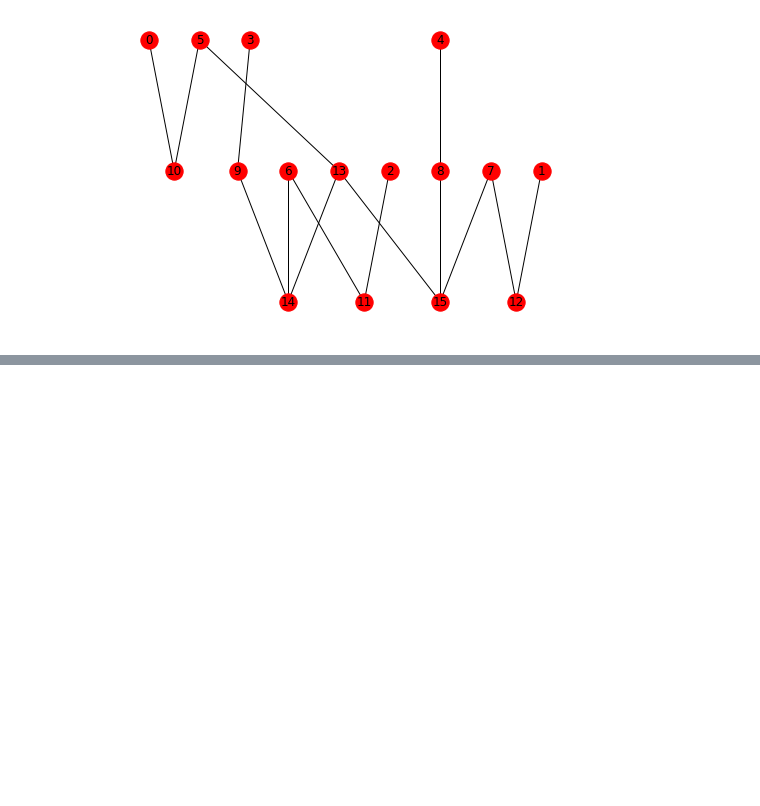
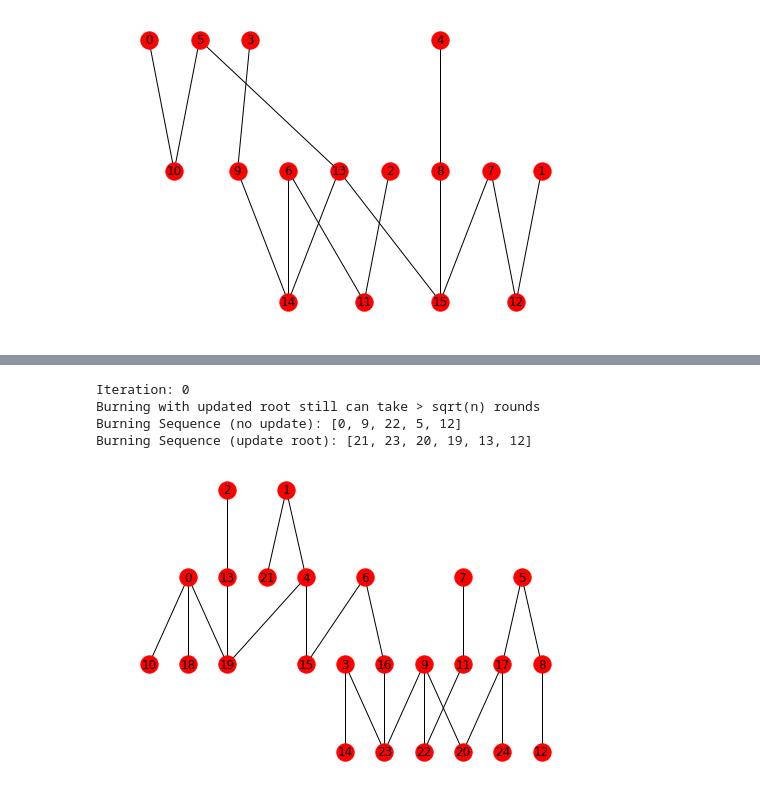
Before and after one commit to zhangyt3/graph-burning, a Jupyter notebook: burning_trees.ipynb, the cells around one changed output, grey strips where cells are left out. Saved outputs shown, nothing was run; the diff lists cells and outputs as text; code cells hidden in the pictures; blank space fills up the shorter version.

```diff
--- a/burning_trees.ipynb
+++ b/burning_trees.ipynb
@@ -117,0 +115,22 @@ W
+# %%
+# Try burning all the trees in the ./trees directory
+DIR_NAME = "./trees"
+directory = os.fsencode(DIR_NAME)
+
+for file in os.listdir(directory):
+    filename = os.fsdecode(file)
+    if filename.endswith(".mat"):
+        #print(filename)
+        filepath = os.path.join(DIR_NAME, filename)
+        with open(filepath, 'r') as file:
+            adj_mat = create_adj_mat(filepath)
+            tree = nx.convert_matrix.from_numpy_matrix(adj_mat)
+            #pos = nx.nx_pydot.pydot_layout(tree, prog='dot')
+            #nx.draw(tree, pos=pos, with_labels=True)
+
+            burning_sequence = burn_tree_using_centers(tree, update_root=True)
+            print('b(G)<={0:2d} | n={1:2d} | ceil(sqrt(n))={2:2d} | {3:15} | {4:20}'.format(len(burning_sequence),
+                                                                     tree.order(),
+                                                                     math.ceil(math.sqrt(tree.order())),
+                                                                     filename,
+                                                                     str(burning_sequence)))
@@ -117,0 +196,28 @@ W
+# %%
+# Try to find a tree where updating the root produces a sequence that takes
+# more than sqrt(n) rounds to burn
+i = 0
+while True:
+    if i % 1000 == 0:
+        print("Iteration:", i)
+    n = randint(1, 125)
+    rand_tree = nx.generators.trees.random_tree(n, seed=randint(0, 213218321321))
+    burning_sequence = burn_tree(rand_tree)
+    burning_sequence_update = burn_tree_using_centers(rand_tree, update_root=True)
+
+    upper_bound = math.ceil(math.sqrt(rand_tree.order()))
+    if len(burning_sequence_update) > upper_bound:
+        print("Burning with updated root still can take > sqrt(n) rounds")
+        print("Burning Sequence (no update):", burning_sequence)
+        print("Burning Sequence (update root):", burning_sequence_update)
+        pos = nx.nx_pydot.pydot_layout(rand_tree, prog='dot')
+        nx.draw(rand_tree, pos=pos, with_labels=True)
+        break
+
+    i += 1
+# %% [output]
+Iteration: 0
+Burning with updated root still can take > sqrt(n) rounds
+Burning Sequence (no update): [0, 9, 22, 5, 12]
+Burning Sequence (update root): [21, 23, 20, 19, 13, 12]
+[figure, added]
```
Also changed, not shown: parts of 8 cells of this notebook, 1 other file.
